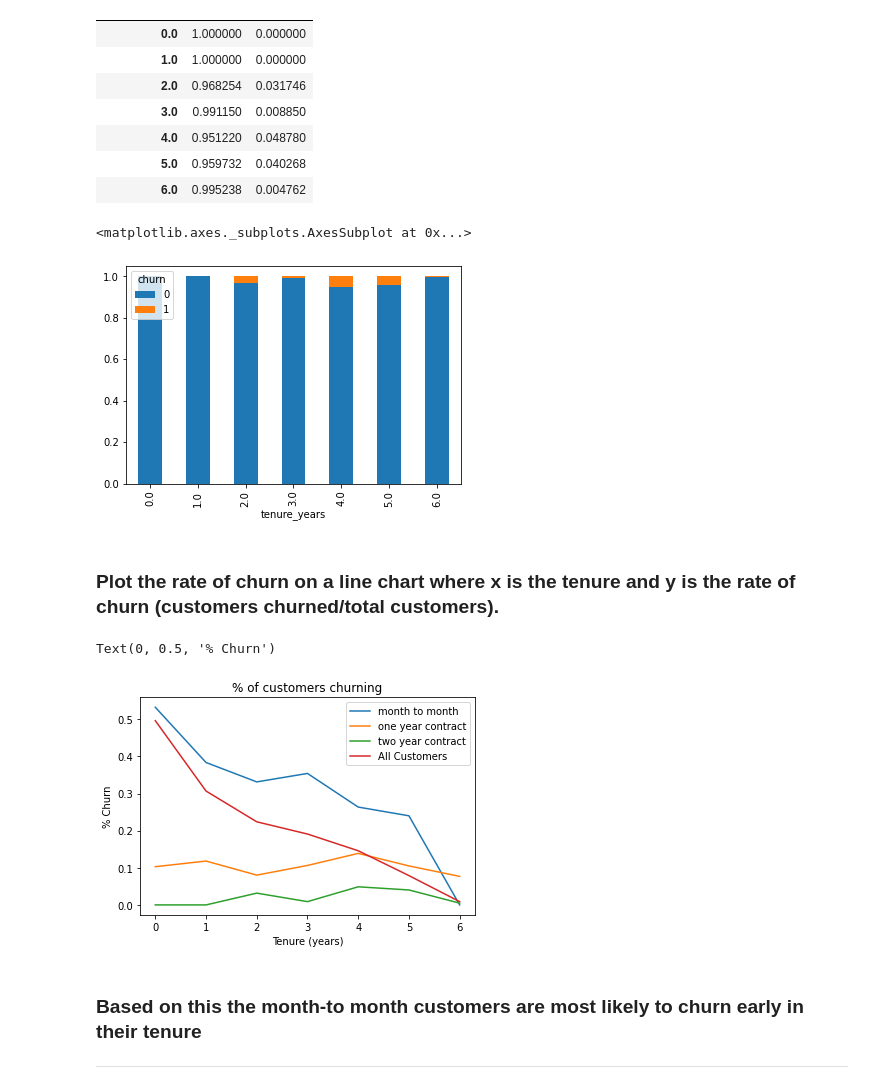
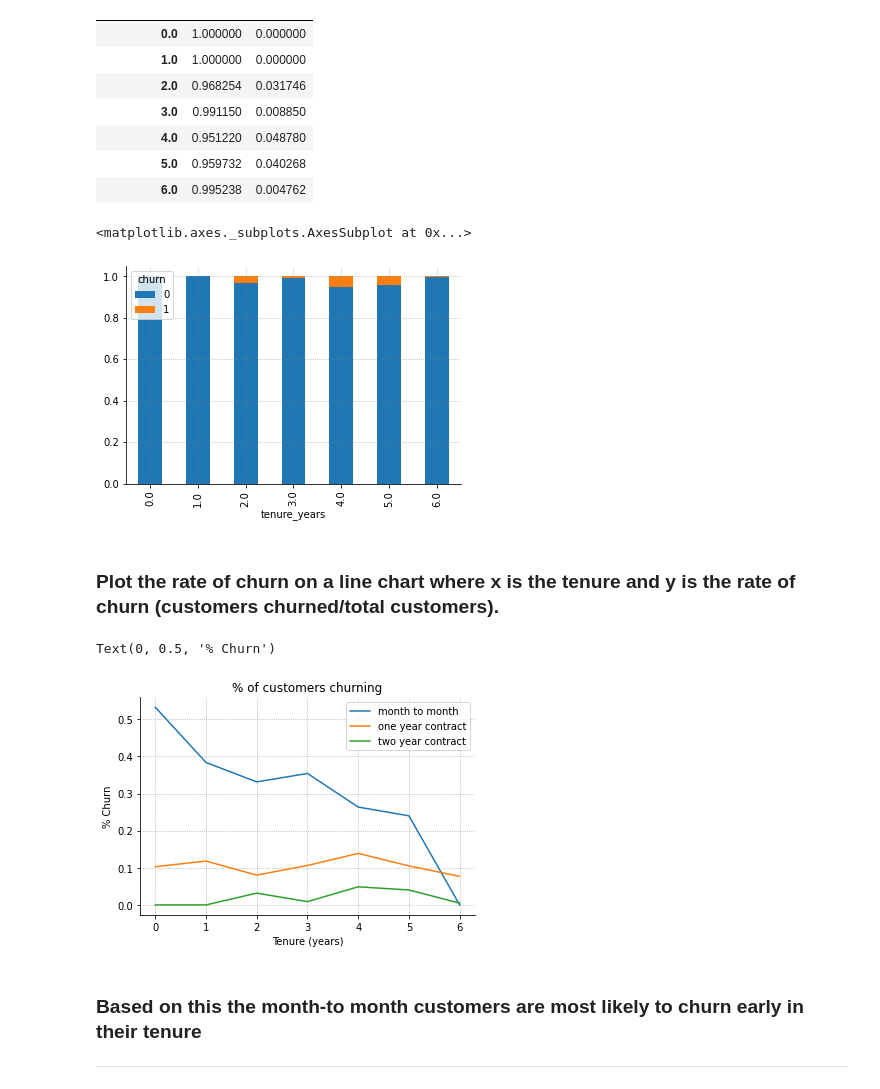
Before and after one commit to ravinder79/Telco_Churn, a Jupyter notebook: Telco_churn_ravinder.ipynb, the cells around one changed output. Cells and saved outputs as stored; diff of their text form; code cells hidden in the pictures.

```diff
--- a/Telco_churn_ravinder.ipynb
+++ b/Telco_churn_ravinder.ipynb
@@ -19,6 +19,7 @@ from sklearn.neighbors import KNeighborsClassifier
 import knn_lesson_util as util
 import wrangle
 import encode
+sns.set()
 # %%
 df = acquire_r.get_data_from_sql()
 # %%
@@ -159,0 +165,2 @@ train.head(3)
+# %%
+train['services'] = train.online_security + train.online_backup + train.device_protection + train.tech_support + train.streaming_tv
@@ -286,20 +520,20 @@ ten2
 ten2.plot(kind='bar', stacked=True)
 # %% [output]
 <matplotlib.axes._subplots.AxesSubplot at 0x...>
-[figure, old version]
+[figure, new version]
 # %% [markdown]
 ###  Plot the rate of churn on a line chart where x is the tenure and y is the rate of churn (customers churned/total customers).
 # %%
 sns.lineplot( x = ten0.index, y = ten0[1], data = ten0, label = 'month to month')
 sns.lineplot( x = ten1.index, y = ten1[1], data = ten1, label = 'one year contract')
 sns.lineplot( x = ten2.index, y = ten2[1], data = ten2, label = 'two year contract')
-sns.lineplot( x = t.index, y = t[1], data = t, label = 'All Customers')
+#sns.lineplot( x = t.index, y = t[1], data = t, label = 'All Customers')
 plt.title("% of customers churning")
 plt.xlabel('Tenure (years)')
 plt.ylabel('% Churn')
 # %% [output]
 Text(0, 0.5, '% Churn')
-[figure, old version]
+[figure, new version]
 # %% [markdown]
 ### Based on this the month-to month customers are most likely to churn early in their tenure
 ***
```
Also changed, not shown: parts of 88 cells of this notebook.
